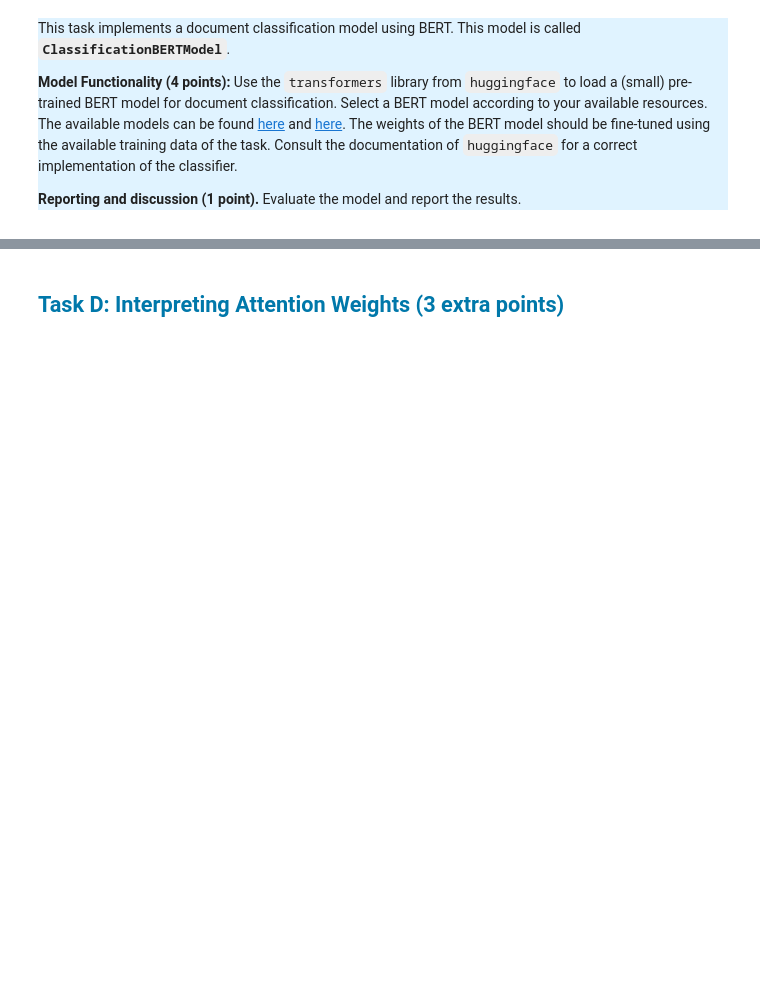
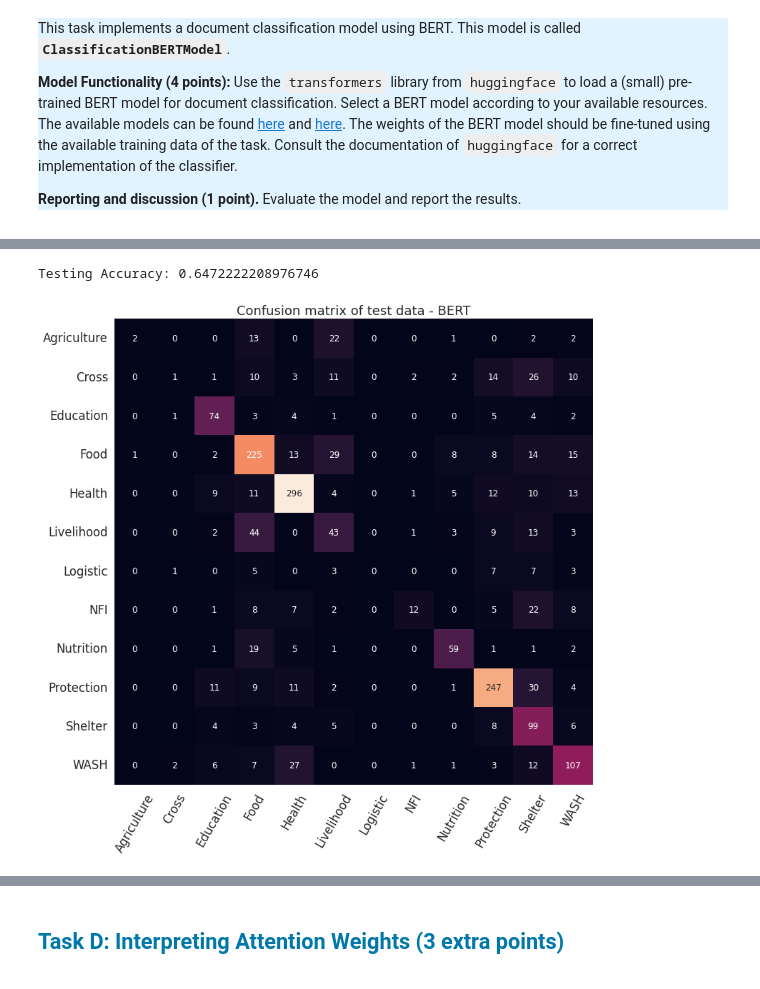
Before and after one commit to cmvcordova/NLPwDL, a Jupyter notebook: assignment#2/Assignment2_Classification.ipynb, the cells around one changed output, grey strips where cells are left out. Saved outputs shown, nothing was run; the diff lists cells and outputs as text; code cells hidden in the pictures; blank space fills up the shorter version.

```diff
--- a/assignment#2/Assignment2_Classification.ipynb
+++ b/assignment#2/Assignment2_Classification.ipynb
@@ -1372,0 +1425,21 @@ This task implements a document classification model using BERT. This model is c
+# %%
+class BERTClassificationModel(torch.nn.Module):
+    def __init__(self):
+        super(BERTClassificationModel, self).__init__()
+
+        self.bert_embeddings = BertModel.from_pretrained('prajjwal1/bert-mini') # loading mini model
+        print(self.bert_embeddings.num_parameters())
+        self.dropout = torch.nn.Dropout(0.5)
+        self.linear1 = torch.nn.Linear(256, 128)
+        self.relu = torch.nn.ReLU(True)
+        self.linear2 = torch.nn.Linear(128, len(bert_train_dataset.all_classes()))
+
+    def forward(self, input_ids, attention_mask):
+        _, bert_out = self.bert_embeddings(input_ids=input_ids,
+                                           attention_mask=attention_mask,
+                                           return_dict=False)
+        out = self.dropout(bert_out)
+        out = self.linear1(out)
+        out = self.relu(out)
+        out = self.linear2(out)
+        return out
@@ -1372,0 +1627,2 @@ This task implements a document classification model using BERT. This model is c
+# %%
+bert = BERT_TrainLoop(use_device=True, freeze_bert=False)
@@ -1372,0 +1634,3 @@ This task implements a document classification model using BERT. This model is c
+# %%
+writer = SummaryWriter(comment="Bert Training")
+bert.train(train_dloader, writer, n_epochs=50)
@@ -1372,0 +1655,14 @@ This task implements a document classification model using BERT. This model is c
+# %%
+_, y_hat, y_true = bert.test(test_dloader)
+# %% [output]
+Testing Accuracy: 0.6472222208976746
+# %%
+cm = confusion_matrix(y_true, y_hat)
+plt.figure(figsize = (12,12))
+sn.set(font_scale=1.5)
+sn.heatmap(cm, annot=True,annot_kws={"size": 12}, cbar=False, fmt='g', xticklabels=labels_int_to_str.values(), yticklabels=labels_int_to_str.values())
+plt.title("Confusion matrix of test data - BERT")
+plt.xticks(rotation=60)
+plt.show()
+# %% [output]
+[figure, added]
```
Also changed, not shown: parts of 17 cells of this notebook, 1 other file.
